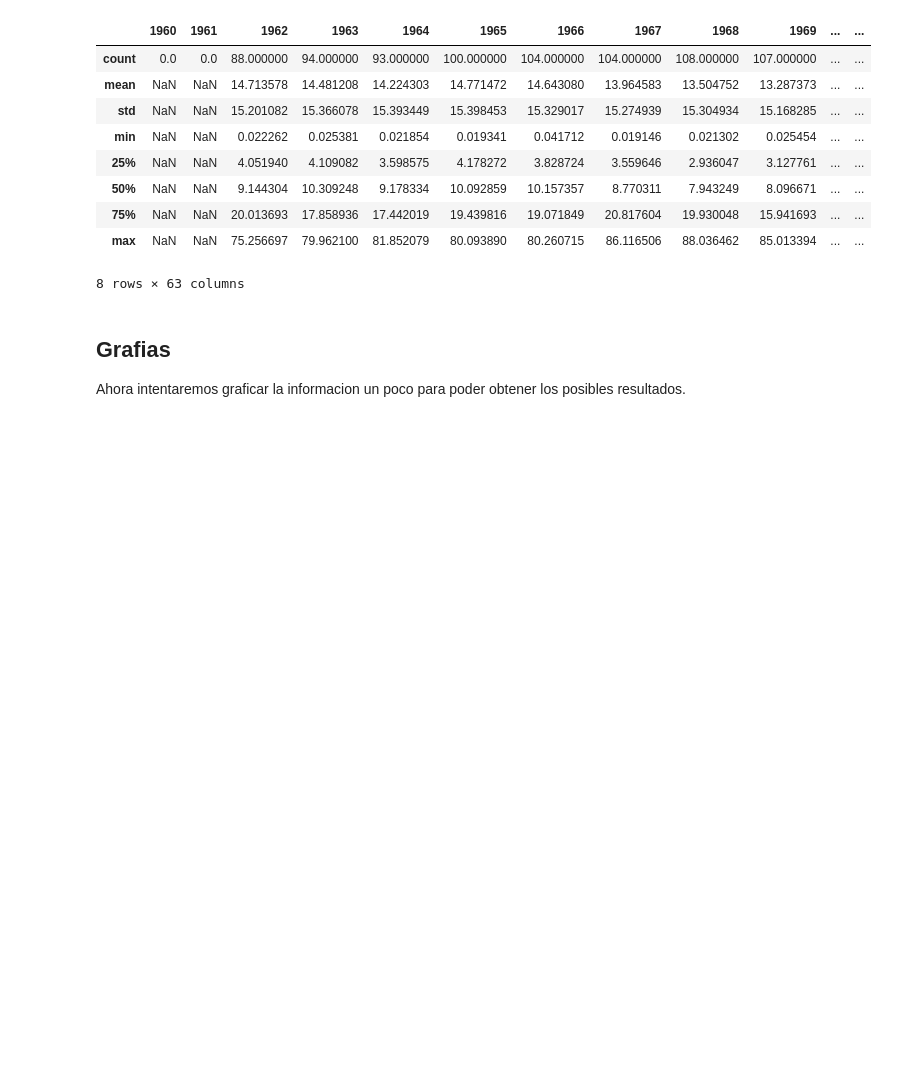
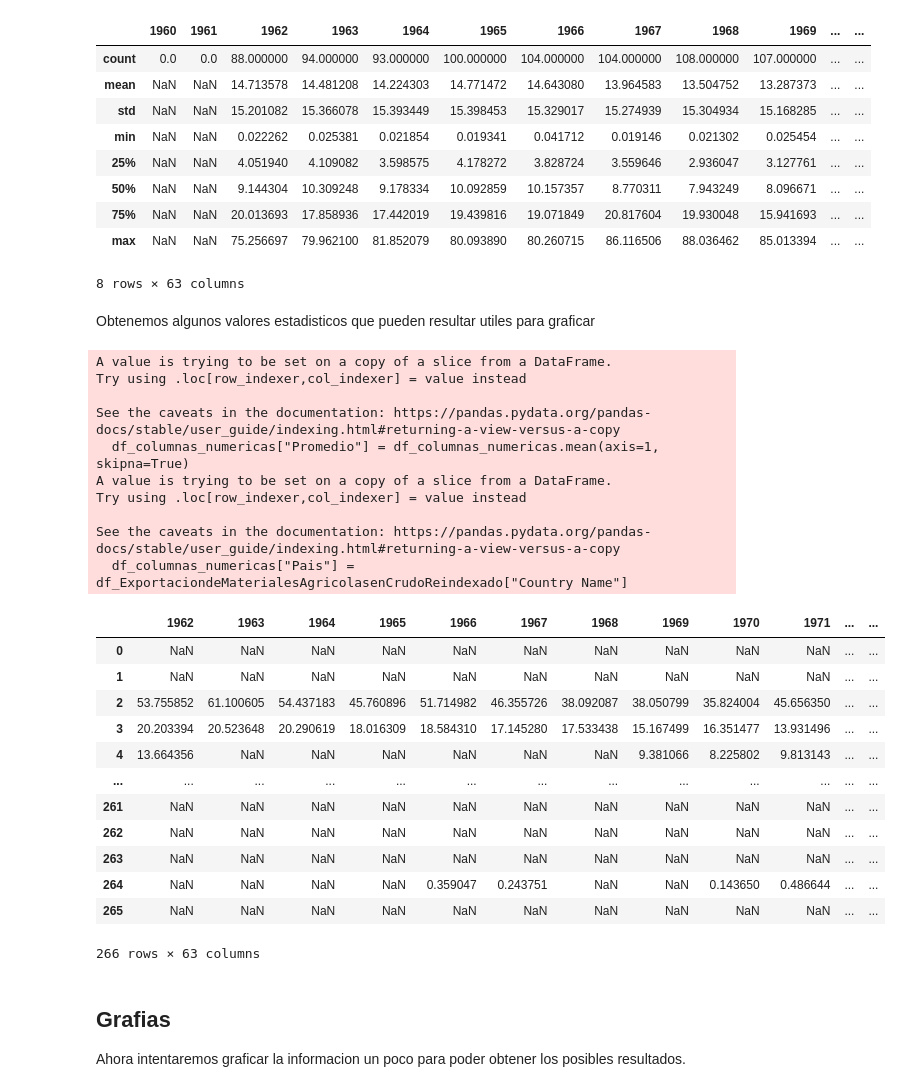
Before and after one commit to The-greenpanter/HenryDataPT10, a Jupyter notebook: CambioCliamticoImpactoAgricola/Analisisdedatos.ipynb, the cells around one changed output. Cells and saved outputs as stored; diff of their text form; code cells hidden in the pictures; blank space fills up the shorter version.

```diff
--- a/CambioCliamticoImpactoAgricola/Analisisdedatos.ipynb
+++ b/CambioCliamticoImpactoAgricola/Analisisdedatos.ipynb
@@ -454,3 +454,5 @@ df_ExportaciondeMaterialesAgricolasenCrudo.describe()
 | 75% | NaN | NaN | 20.013693 | 17.858936 | 17.442019 | 19.439816 | 19.071849 | 20.817604 | 19.930048 | 15.941693 | ... | ... |
 | max | NaN | NaN | 75.256697 | 79.962100 | 81.852079 | 80.093890 | 80.260715 | 86.116506 | 88.036462 | 85.013394 | ... | ... |
 8 rows × 63 columns
+# %% [markdown]
+Obtenemos algunos valores estadisticos que pueden resultar utiles para graficar
@@ -457,3 +463,31 @@ df_ExportaciondeMaterialesAgricolasenCrudo.describe()
+# %%
+df_columnas_numericas["Promedio"] = df_columnas_numericas.mean(axis=1, skipna=True)
+df_columnas_numericas["Pais"] = df_ExportaciondeMaterialesAgricolasenCrudoReindexado["Country Name"]
+df_columnas_numericas
+# %% [output]
+A value is trying to be set on a copy of a slice from a DataFrame.
+Try using .loc[row_indexer,col_indexer] = value instead
+
+See the caveats in the documentation: https://pandas.pydata.org/pandas-docs/stable/user_guide/indexing.html#returning-a-view-versus-a-copy
+  df_columnas_numericas["Promedio"] = df_columnas_numericas.mean(axis=1, skipna=True)
+A value is trying to be set on a copy of a slice from a DataFrame.
+Try using .loc[row_indexer,col_indexer] = value instead
+
+See the caveats in the documentation: https://pandas.pydata.org/pandas-docs/stable/user_guide/indexing.html#returning-a-view-versus-a-copy
+  df_columnas_numericas["Pais"] = df_ExportaciondeMaterialesAgricolasenCrudoReindexado["Country Name"]
+|  | 1962 | 1963 | 1964 | 1965 | 1966 | 1967 | 1968 | 1969 | 1970 | 1971 | ... | ... |
+| 0 | NaN | NaN | NaN | NaN | NaN | NaN | NaN | NaN | NaN | NaN | ... | ... |
+| 1 | NaN | NaN | NaN | NaN | NaN | NaN | NaN | NaN | NaN | NaN | ... | ... |
+| 2 | 53.755852 | 61.100605 | 54.437183 | 45.760896 | 51.714982 | 46.355726 | 38.092087 | 38.050799 | 35.824004 | 45.656350 | ... | ... |
+| 3 | 20.203394 | 20.523648 | 20.290619 | 18.016309 | 18.584310 | 17.145280 | 17.533438 | 15.167499 | 16.351477 | 13.931496 | ... | ... |
+| 4 | 13.664356 | NaN | NaN | NaN | NaN | NaN | NaN | 9.381066 | 8.225802 | 9.813143 | ... | ... |
+| ... | ... | ... | ... | ... | ... | ... | ... | ... | ... | ... | ... | ... |
+| 261 | NaN | NaN | NaN | NaN | NaN | NaN | NaN | NaN | NaN | NaN | ... | ... |
+| 262 | NaN | NaN | NaN | NaN | NaN | NaN | NaN | NaN | NaN | NaN | ... | ... |
+| 263 | NaN | NaN | NaN | NaN | NaN | NaN | NaN | NaN | NaN | NaN | ... | ... |
+| 264 | NaN | NaN | NaN | NaN | 0.359047 | 0.243751 | NaN | NaN | 0.143650 | 0.486644 | ... | ... |
+| 265 | NaN | NaN | NaN | NaN | NaN | NaN | NaN | NaN | NaN | NaN | ... | ... |
+266 rows × 63 columns
 # %% [markdown]
 ## Grafias
 
```
Also changed, not shown: parts of 4 cells of this notebook, 4 other files.
